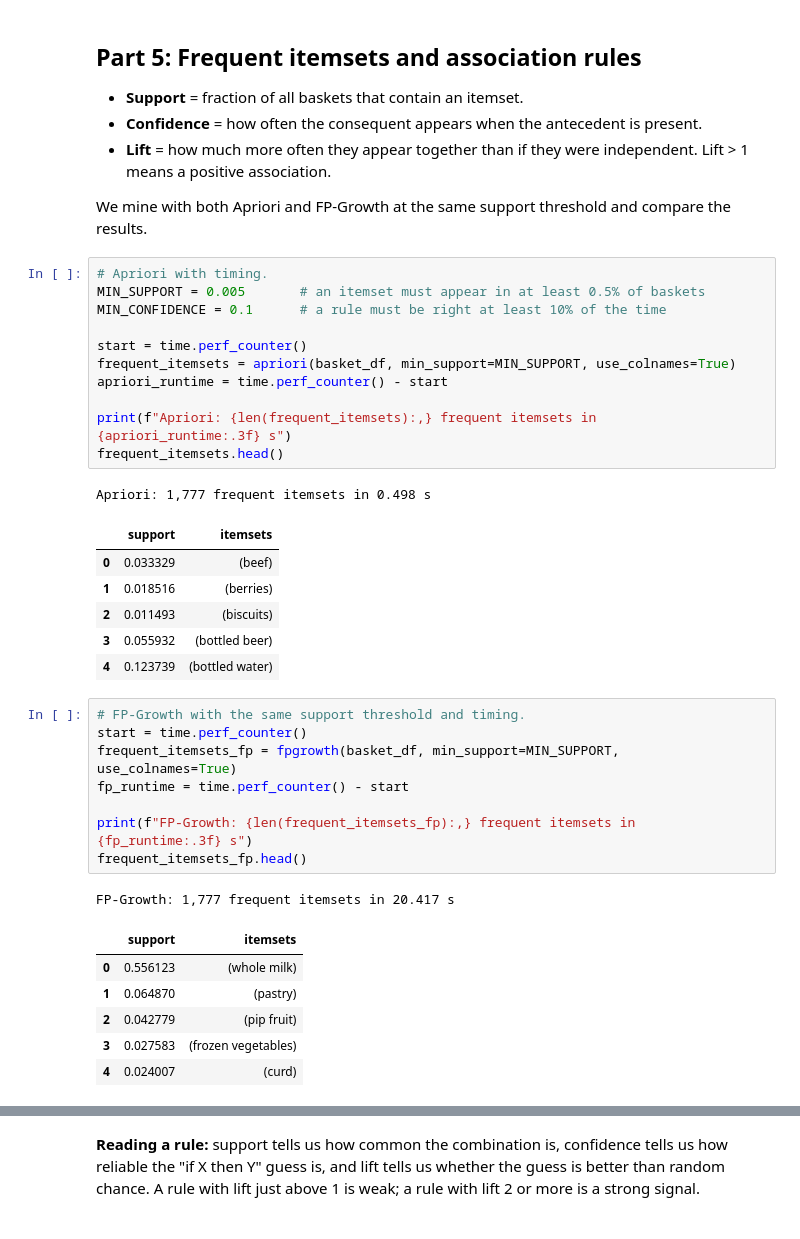
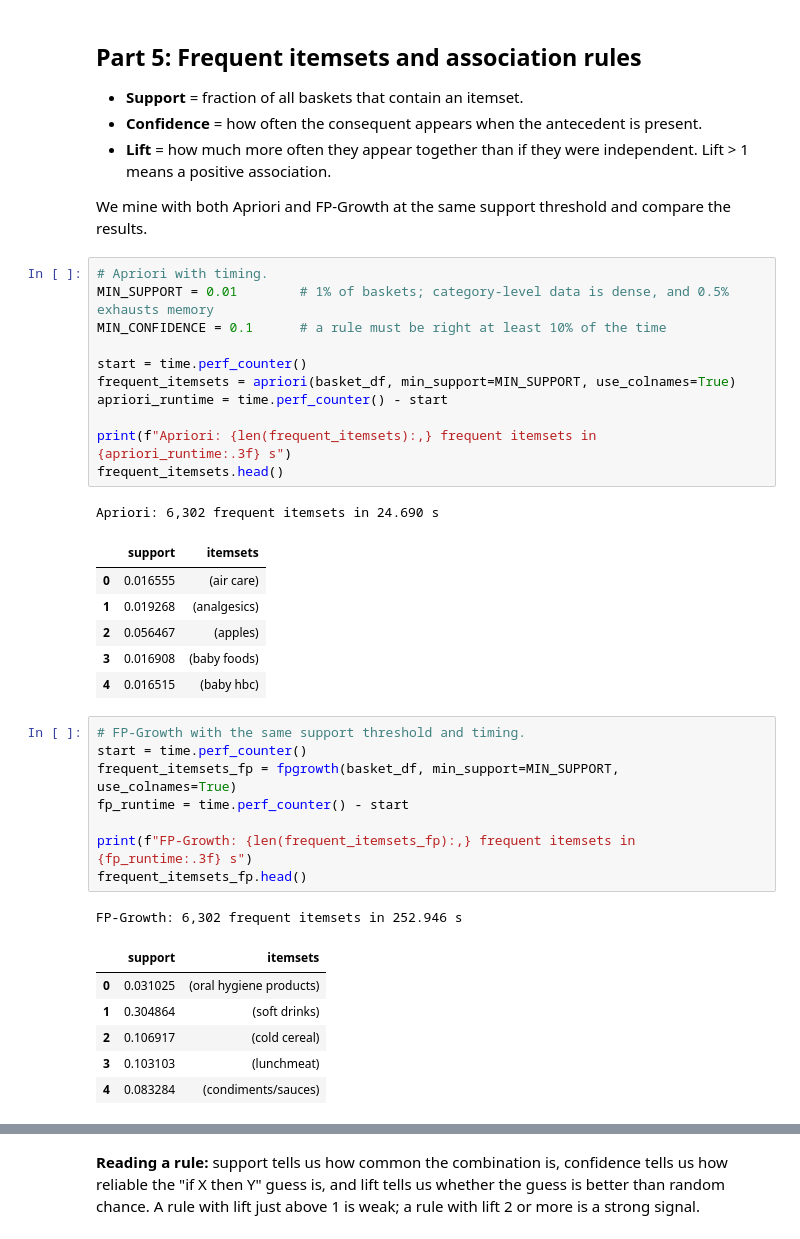
Before and after one commit to Srabon-bot/BasketWise, a Jupyter notebook: notebooks/grocery_basket_recommender.ipynb, the cells around one changed output, grey strips where cells are left out. Cells and saved outputs as stored; diff of their text form.

```diff
--- a/notebooks/grocery_basket_recommender.ipynb
+++ b/notebooks/grocery_basket_recommender.ipynb
@@ -476,23 +474,23 @@ boolean matrix is exactly what `mlxtend` expects for Apriori and FP-Growth.
 We mine with both Apriori and FP-Growth at the same support threshold and compare the results.
 # %%
 # Apriori with timing.
-MIN_SUPPORT = 0.005       # an itemset must appear in at least 0.5% of baskets
+MIN_SUPPORT = 0.01        # 1% of baskets; category-level data is dense, and 0.5% exhausts memory
 MIN_CONFIDENCE = 0.1      # a rule must be right at least 10% of the time
 
 start = time.perf_counter()
 frequent_itemsets = apriori(basket_df, min_support=MIN_SUPPORT, use_colnames=True)
 apriori_runtime = time.perf_counter() - start
 
 print(f"Apriori: {len(frequent_itemsets):,} frequent itemsets in {apriori_runtime:.3f} s")
 frequent_itemsets.head()
 # %% [output]
-Apriori: 1,777 frequent itemsets in 0.498 s
+Apriori: 6,302 frequent itemsets in 24.690 s
 |  | support | itemsets |
-| 0 | 0.033329 | (beef) |
-| 1 | 0.018516 | (berries) |
-| 2 | 0.011493 | (biscuits) |
-| 3 | 0.055932 | (bottled beer) |
-| 4 | 0.123739 | (bottled water) |
+| 0 | 0.016555 | (air care) |
+| 1 | 0.019268 | (analgesics) |
+| 2 | 0.056467 | (apples) |
+| 3 | 0.016908 | (baby foods) |
+| 4 | 0.016515 | (baby hbc) |
 # %%
 # FP-Growth with the same support threshold and timing.
 start = time.perf_counter()
@@ -502,13 +500,13 @@ fp_runtime = time.perf_counter() - start
 print(f"FP-Growth: {len(frequent_itemsets_fp):,} frequent itemsets in {fp_runtime:.3f} s")
 frequent_itemsets_fp.head()
 # %% [output]
-FP-Growth: 1,777 frequent itemsets in 20.417 s
+FP-Growth: 6,302 frequent itemsets in 252.946 s
 |  | support | itemsets |
-| 0 | 0.556123 | (whole milk) |
-| 1 | 0.064870 | (pastry) |
-| 2 | 0.042779 | (pip fruit) |
-| 3 | 0.027583 | (frozen vegetables) |
-| 4 | 0.024007 | (curd) |
+| 0 | 0.031025 | (oral hygiene products) |
+| 1 | 0.304864 | (soft drinks) |
+| 2 | 0.106917 | (cold cereal) |
+| 3 | 0.103103 | (lunchmeat) |
+| 4 | 0.083284 | (condiments/sauces) |
 # %%
 # Compare the two algorithms and inspect itemset sizes.
 same_sets = set(frequent_itemsets["itemsets"]) == set(frequent_itemsets_fp["itemsets"])
```
Also changed, not shown: parts of 37 cells of this notebook, 26 other files.
